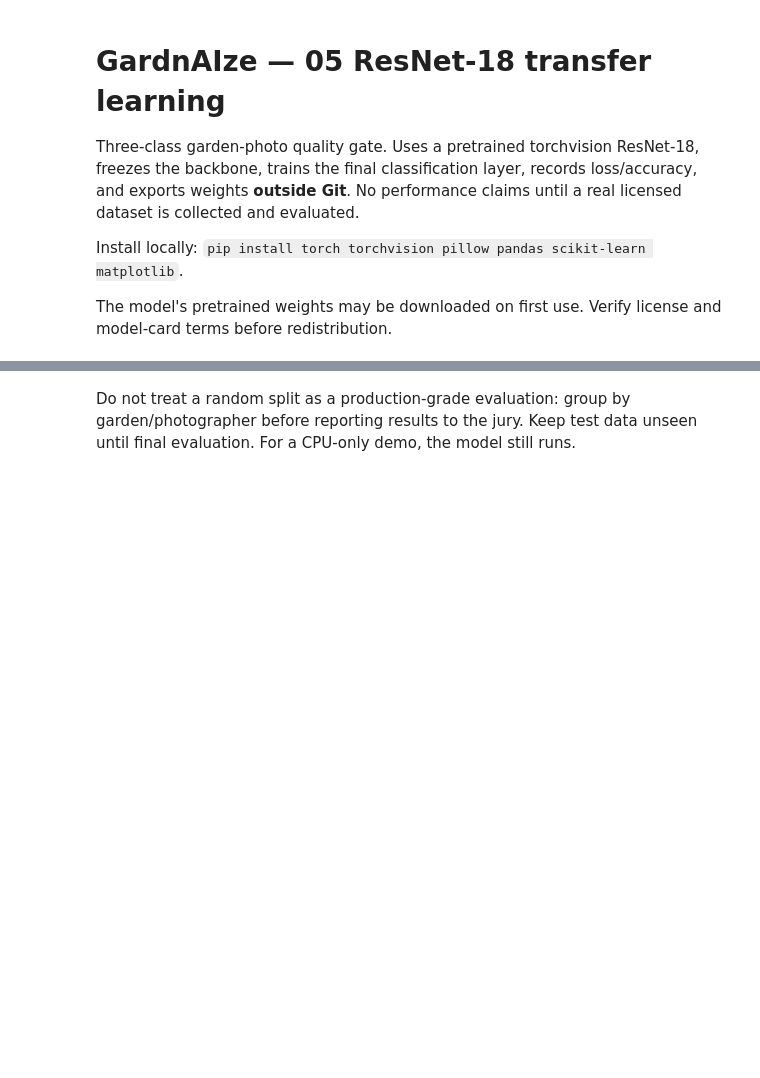
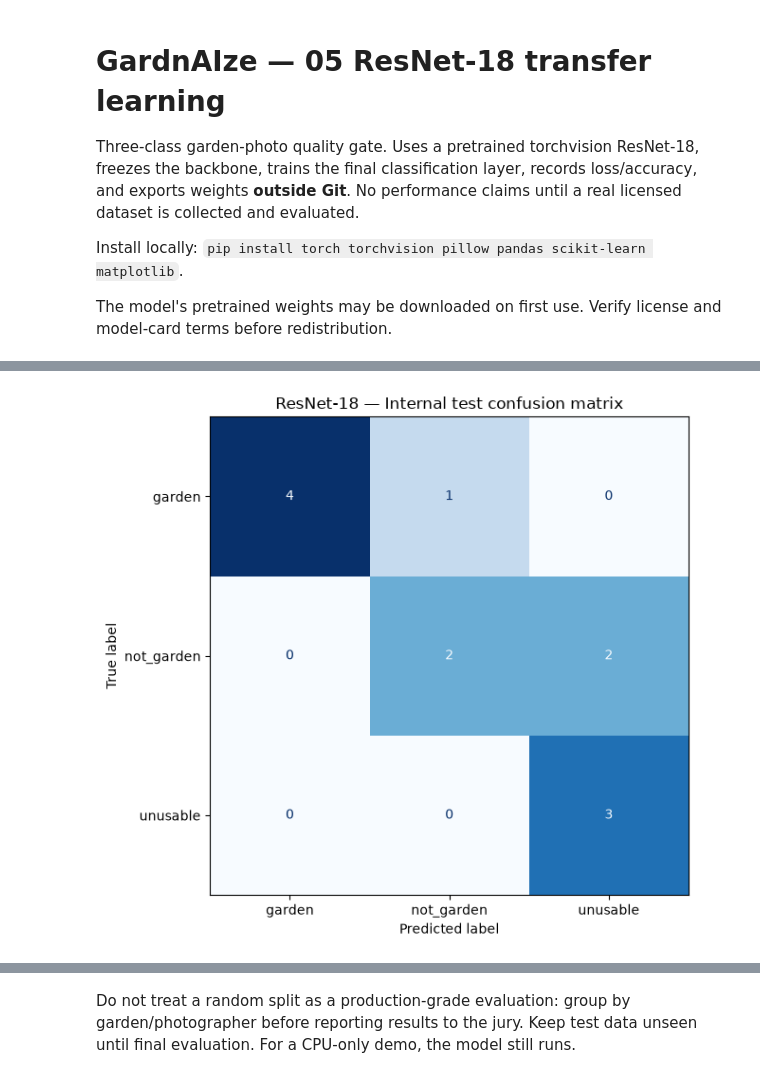
Before and after one commit to boonsuli/GardnAIze, a Jupyter notebook: notebooks/05_train_garden_classifier.ipynb, the cells around one changed output, grey strips where cells are left out. Saved outputs shown, nothing was run; the diff lists cells and outputs as text; code cells hidden in the pictures; blank space fills up the shorter version.

```diff
--- a/notebooks/05_train_garden_classifier.ipynb
+++ b/notebooks/05_train_garden_classifier.ipynb
@@ -86,0 +129,74 @@ plt.show()
+# %%
+from sklearn.metrics import (
+    classification_report,
+    confusion_matrix,
+    ConfusionMatrixDisplay,
+    accuracy_score,
+    f1_score,
+)
+import matplotlib.pyplot as plt
+import torch
+
+model.eval()
+
+y_true = []
+y_pred = []
+
+with torch.inference_mode():
+    for images, labels in test_loader:
+        images = images.to(device)
+
+        logits = model(images)
+        predictions = logits.argmax(dim=1)
+
+        y_true.extend(labels.cpu().numpy().tolist())
+        y_pred.extend(predictions.cpu().numpy().tolist())
+
+classes = raw.classes
+class_ids = list(range(len(classes)))
+
+accuracy = accuracy_score(y_true, y_pred)
+macro_f1 = f1_score(
+    y_true,
+    y_pred,
+    labels=class_ids,
+    average="macro",
+    zero_division=0,
+)
+
+print(f"Internal test accuracy: {accuracy:.2%}")
+print(f"Internal test macro F1: {macro_f1:.4f}")
+
+print("\nClassification report:")
+print(
+    classification_report(
+        y_true,
+        y_pred,
+        labels=class_ids,
+        target_names=classes,
+        zero_division=0,
+    )
+)
+
+cm = confusion_matrix(
+    y_true,
+    y_pred,
+    labels=class_ids,
+)
+
+fig, ax = plt.subplots(figsize=(7, 6))
+
+ConfusionMatrixDisplay(
+    confusion_matrix=cm,
+    display_labels=classes,
+).plot(
+    ax=ax,
+    cmap="Blues",
+    values_format="d",
+    colorbar=False,
+)
+
+ax.set_title("ResNet-18 — Internal test confusion matrix")
+plt.tight_layout()
+plt.show()
+# %% [output]
@@ -86,0 +216 @@ plt.show()
+[figure, added]
```
Also changed, not shown: parts of 12 cells of this notebook, 8 other files.
